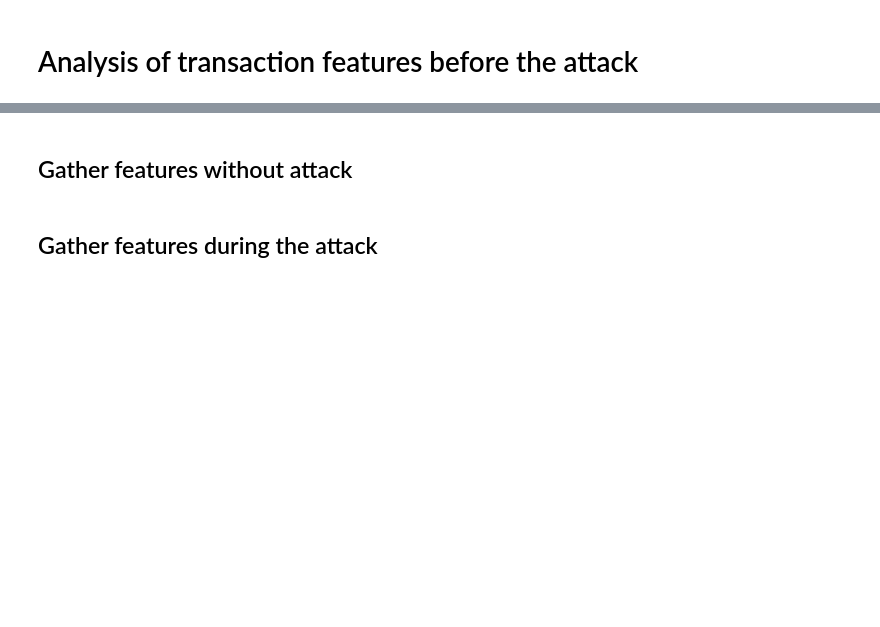
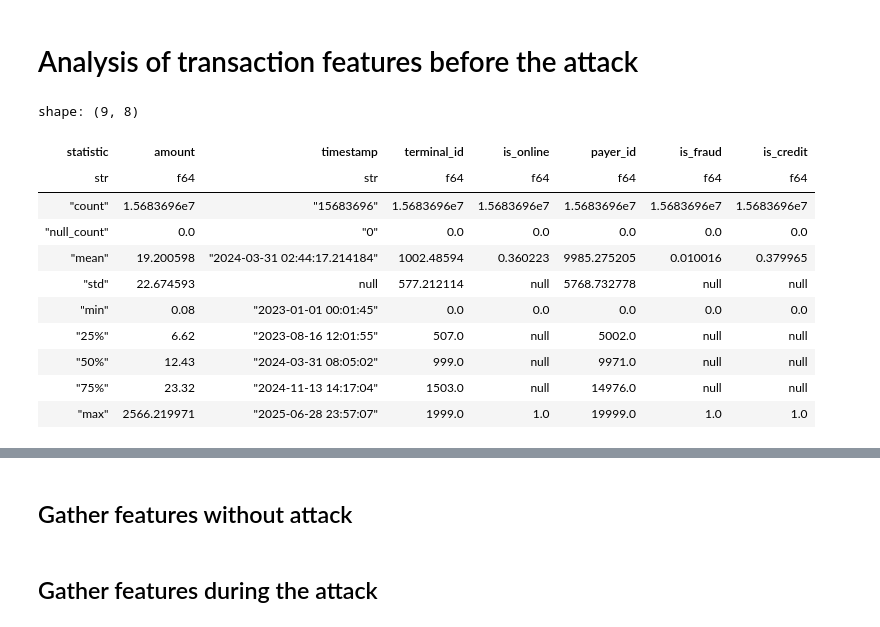
Before and after one commit to FaramirHurin/RL_Attack_September24, a Jupyter notebook: data-analysis.ipynb, the cells around one changed output, grey strips where cells are left out. Saved outputs shown, nothing was run; the diff lists cells and outputs as text; code cells hidden in the pictures; blank space fills up the shorter version.

```diff
--- a/data-analysis.ipynb
+++ b/data-analysis.ipynb
@@ -2,11 +2,28 @@
 # Analysis of transaction features before the attack
 # %%
 from parameters import Parameters, CardSimParameters, PPOParameters, ClassificationParameters, EnvParameters
+import polars as pl
 
 
 params = Parameters(
     cardsim=CardSimParameters.paper_params(with_modification=False, ulb_data=False),
     agent=PPOParameters(),
-    clf_params=ClassificationParameters(use_anomaly=False),
-    env_params=EnvParameters(terminal_fract=0.2)
+    clf_params=ClassificationParameters(use_anomaly=True),
+    env_params=EnvParameters(terminal_fract=1.0, n_episodes=15_000),
 )
+
+trx, payers, terminals = params.cardsim.get_simulation_data(params.cache_dir)
+trx.describe()
+# %% [output]
+shape: (9, 8)
+| statistic | amount | timestamp | terminal_id | is_online | payer_id | is_fraud | is_credit |
+| str | f64 | str | f64 | f64 | f64 | f64 | f64 |
+| "count" | 1.5683696e7 | "15683696" | 1.5683696e7 | 1.5683696e7 | 1.5683696e7 | 1.5683696e7 | 1.5683696e7 |
+| "null_count" | 0.0 | "0" | 0.0 | 0.0 | 0.0 | 0.0 | 0.0 |
+| "mean" | 19.200598 | "2024-03-31 02:44:17.214184" | 1002.48594 | 0.360223 | 9985.275205 | 0.010016 | 0.379965 |
+| "std" | 22.674593 | null | 577.212114 | null | 5768.732778 | null | null |
+| "min" | 0.08 | "2023-01-01 00:01:45" | 0.0 | 0.0 | 0.0 | 0.0 | 0.0 |
+| "25%" | 6.62 | "2023-08-16 12:01:55" | 507.0 | null | 5002.0 | null | null |
+| "50%" | 12.43 | "2024-03-31 08:05:02" | 999.0 | null | 9971.0 | null | null |
+| "75%" | 23.32 | "2024-11-13 14:17:04" | 1503.0 | null | 14976.0 | null | null |
+| "max" | 2566.219971 | "2025-06-28 23:57:07" | 1999.0 | 1.0 | 19999.0 | 1.0 | 1.0 |
```
Also changed, not shown: parts of 7 cells of this notebook, 23 other files.
